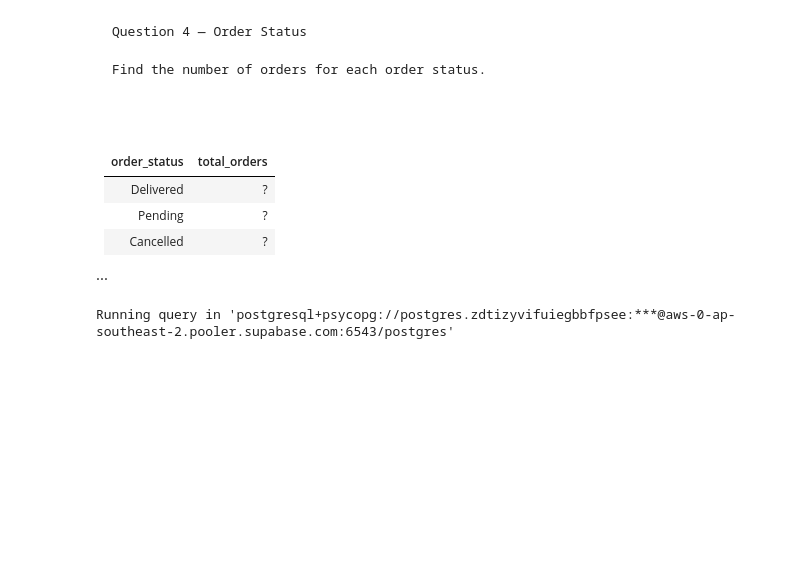
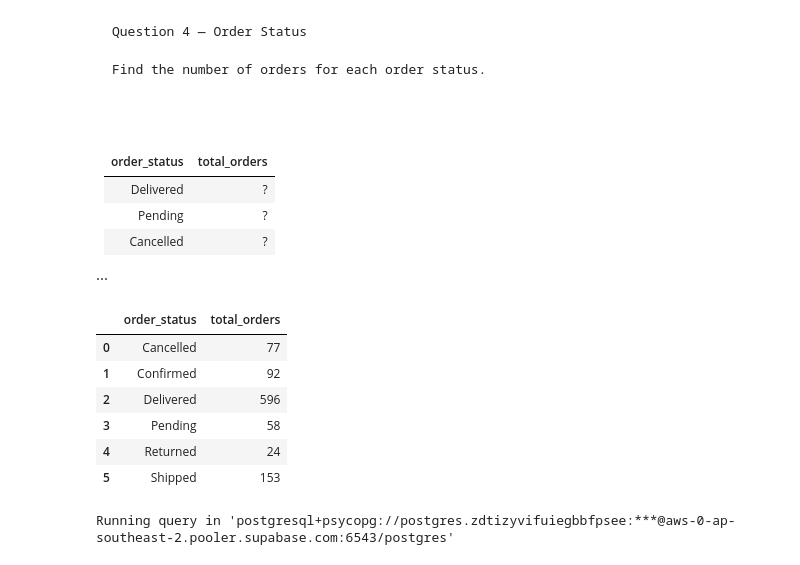
Before and after one commit to umesh-creates/sql_pandas_exercise_and_notes, a Jupyter notebook: retail_analysis exercise/retail_analysis.ipynb, the cells around one changed output. Saved outputs shown, nothing was run; the diff lists cells and outputs as text; code cells hidden in the pictures; blank space fills up the shorter version.

```diff
--- a/retail_analysis exercise/retail_analysis.ipynb
+++ b/retail_analysis exercise/retail_analysis.ipynb
@@ -73,0 +74,5 @@ CSV HEADER;
+# %%
+customers = pd.read_csv(r'd:\SQL\data generator\output\customers.csv')
+orders = pd.read_csv(r'd:\SQL\data generator\output\orders.csv')
+products = pd.read_csv(r'd:\SQL\data generator\output\products.csv')
+order_items = pd.read_csv(r'd:\SQL\data generator\output\order_items.csv')
@@ -152,6 +195,16 @@ Delivered    | ?
 Pending      | ?
 Cancelled    | ?
 ...
+# %%
+orders.groupby('order_status')['order_status'].count().reset_index(name='total_orders')
+# %% [output]
+|  | order_status | total_orders |
+| 0 | Cancelled | 77 |
+| 1 | Confirmed | 92 |
+| 2 | Delivered | 596 |
+| 3 | Pending | 58 |
+| 4 | Returned | 24 |
+| 5 | Shipped | 153 |
 # %%
 %%sql
 SELECT order_status, COUNT(order_status) AS total_orders
```
Also changed, not shown: parts of 9 cells of this notebook.
